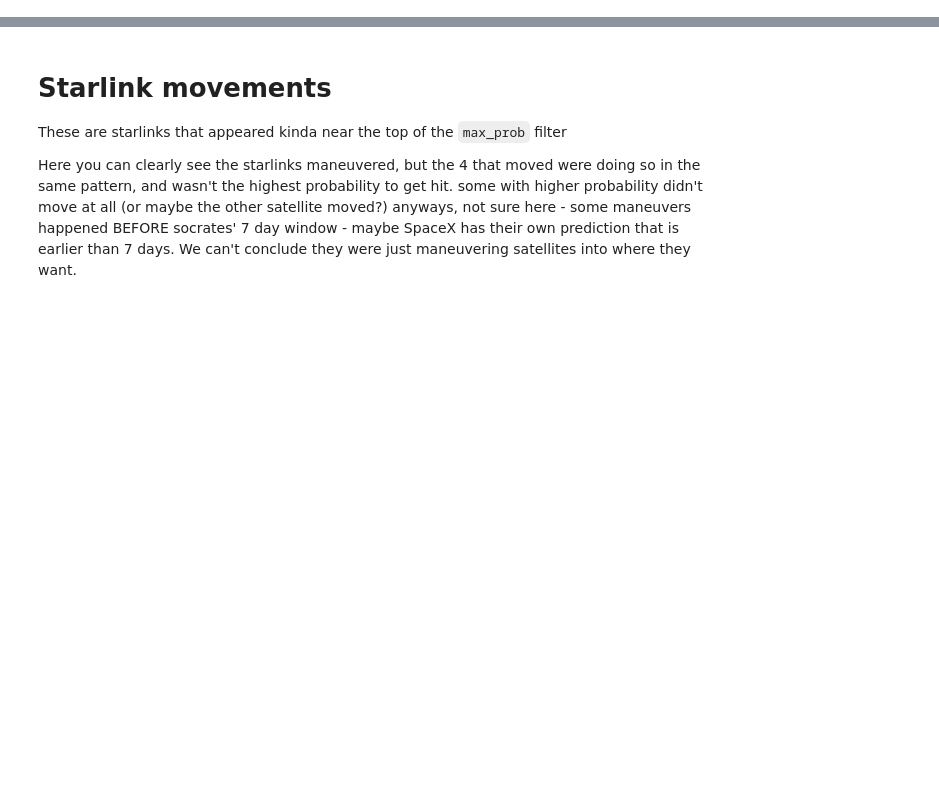
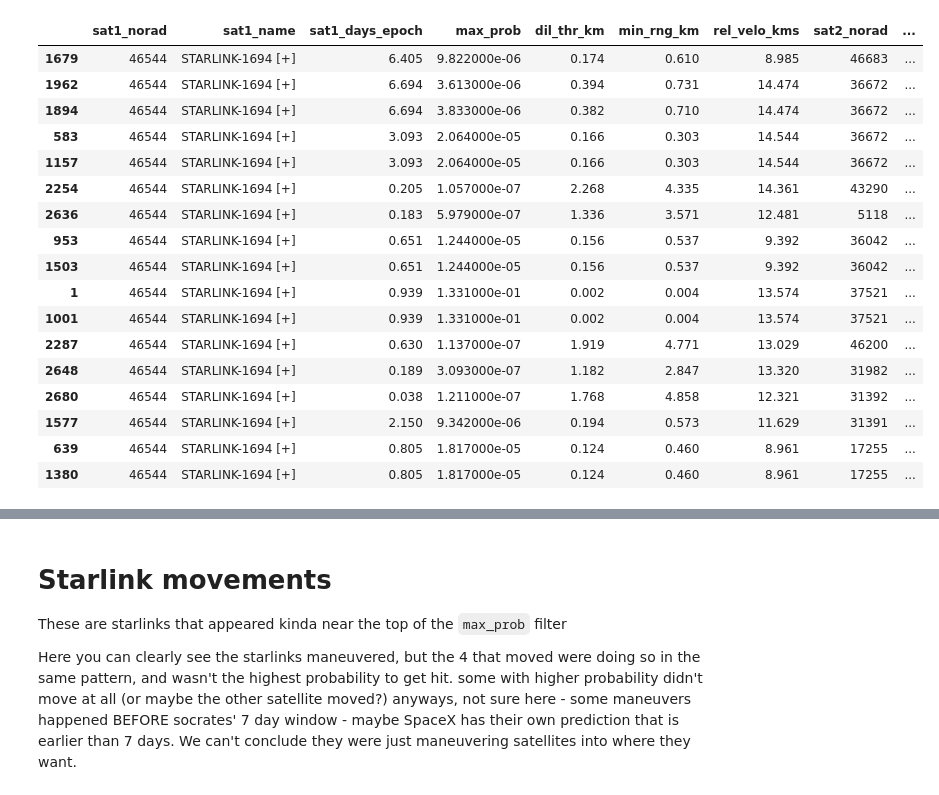
Before and after one commit to mads-hatters/SIADS-591-Orbital-Congestion, a Jupyter notebook: playground/tim_detect_maneuver/find_maneuvers_socrates.ipynb, the cells around one changed output, grey strips where cells are left out. Saved outputs shown, nothing was run; the diff lists cells and outputs as text; code cells hidden in the pictures; blank space fills up the shorter version.

```diff
--- a/playground/tim_detect_maneuver/find_maneuvers_socrates.ipynb
+++ b/playground/tim_detect_maneuver/find_maneuvers_socrates.ipynb
@@ -18,6 +18,31 @@ odf = pd.DataFrame()
 for file,date in files:
     tmp_df = pd.read_csv(path + file)
     odf = pd.concat([odf,tmp_df])
+# %%
+df = odf.sort_values(by="tca_time", ascending=False)
+df = df[df.max_prob != 1]
+df = df[df.rel_velo_kms > 0.2]
+
+df[df.sat1_norad == 46544]
+# %% [output]
+|  | sat1_norad | sat1_name | sat1_days_epoch | max_prob | dil_thr_km | min_rng_km | rel_velo_kms | sat2_norad | ... |
+| 1679 | 46544 | STARLINK-1694 [+] | 6.405 | 9.822000e-06 | 0.174 | 0.610 | 8.985 | 46683 | ... |
+| 1962 | 46544 | STARLINK-1694 [+] | 6.694 | 3.613000e-06 | 0.394 | 0.731 | 14.474 | 36672 | ... |
+| 1894 | 46544 | STARLINK-1694 [+] | 6.694 | 3.833000e-06 | 0.382 | 0.710 | 14.474 | 36672 | ... |
+| 583 | 46544 | STARLINK-1694 [+] | 3.093 | 2.064000e-05 | 0.166 | 0.303 | 14.544 | 36672 | ... |
+| 1157 | 46544 | STARLINK-1694 [+] | 3.093 | 2.064000e-05 | 0.166 | 0.303 | 14.544 | 36672 | ... |
+| 2254 | 46544 | STARLINK-1694 [+] | 0.205 | 1.057000e-07 | 2.268 | 4.335 | 14.361 | 43290 | ... |
+| 2636 | 46544 | STARLINK-1694 [+] | 0.183 | 5.979000e-07 | 1.336 | 3.571 | 12.481 | 5118 | ... |
+| 953 | 46544 | STARLINK-1694 [+] | 0.651 | 1.244000e-05 | 0.156 | 0.537 | 9.392 | 36042 | ... |
+| 1503 | 46544 | STARLINK-1694 [+] | 0.651 | 1.244000e-05 | 0.156 | 0.537 | 9.392 | 36042 | ... |
+| 1 | 46544 | STARLINK-1694 [+] | 0.939 | 1.331000e-01 | 0.002 | 0.004 | 13.574 | 37521 | ... |
+| 1001 | 46544 | STARLINK-1694 [+] | 0.939 | 1.331000e-01 | 0.002 | 0.004 | 13.574 | 37521 | ... |
+| 2287 | 46544 | STARLINK-1694 [+] | 0.630 | 1.137000e-07 | 1.919 | 4.771 | 13.029 | 46200 | ... |
+| 2648 | 46544 | STARLINK-1694 [+] | 0.189 | 3.093000e-07 | 1.182 | 2.847 | 13.320 | 31982 | ... |
+| 2680 | 46544 | STARLINK-1694 [+] | 0.038 | 1.211000e-07 | 1.768 | 4.858 | 12.321 | 31392 | ... |
+| 1577 | 46544 | STARLINK-1694 [+] | 2.150 | 9.342000e-06 | 0.194 | 0.573 | 11.629 | 31391 | ... |
+| 639 | 46544 | STARLINK-1694 [+] | 0.805 | 1.817000e-05 | 0.124 | 0.460 | 8.961 | 17255 | ... |
+| 1380 | 46544 | STARLINK-1694 [+] | 0.805 | 1.817000e-05 | 0.124 | 0.460 | 8.961 | 17255 | ... |
 # %%
 # making a list of active satellites [+] with their max_prob and tca_time
 
```
Also changed, not shown: parts of 7 cells of this notebook, 4 other files.
